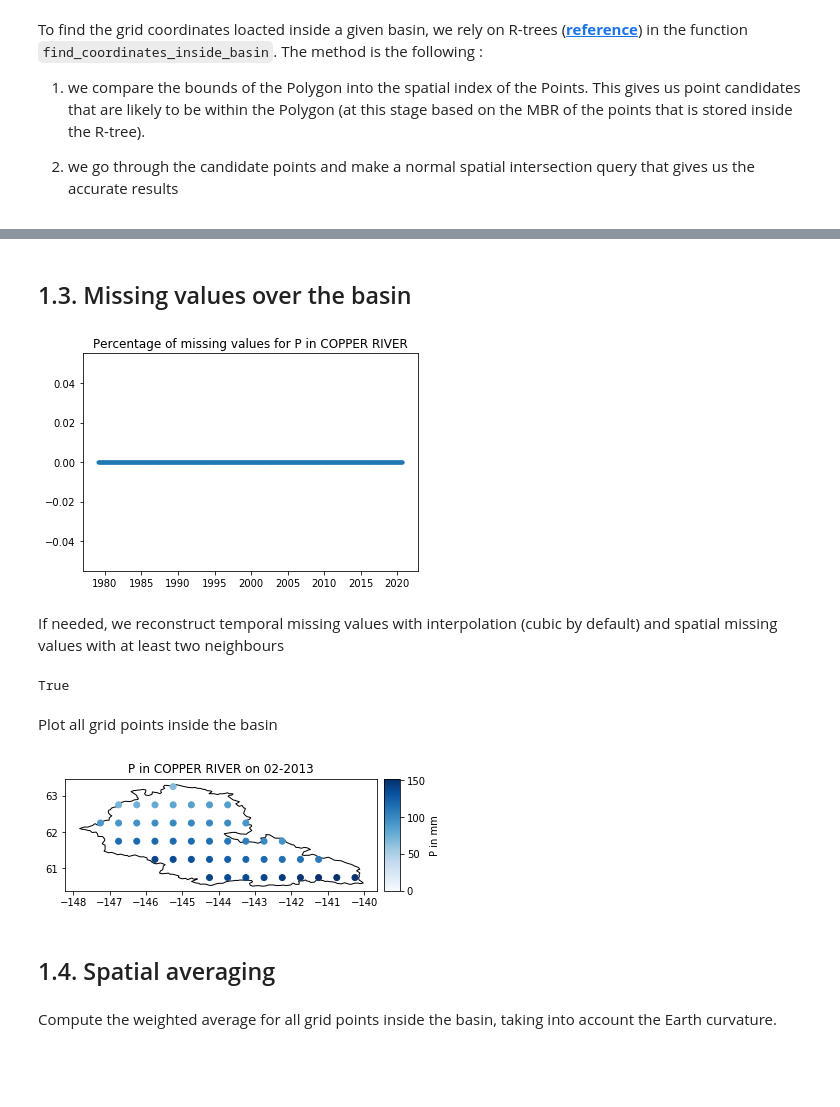
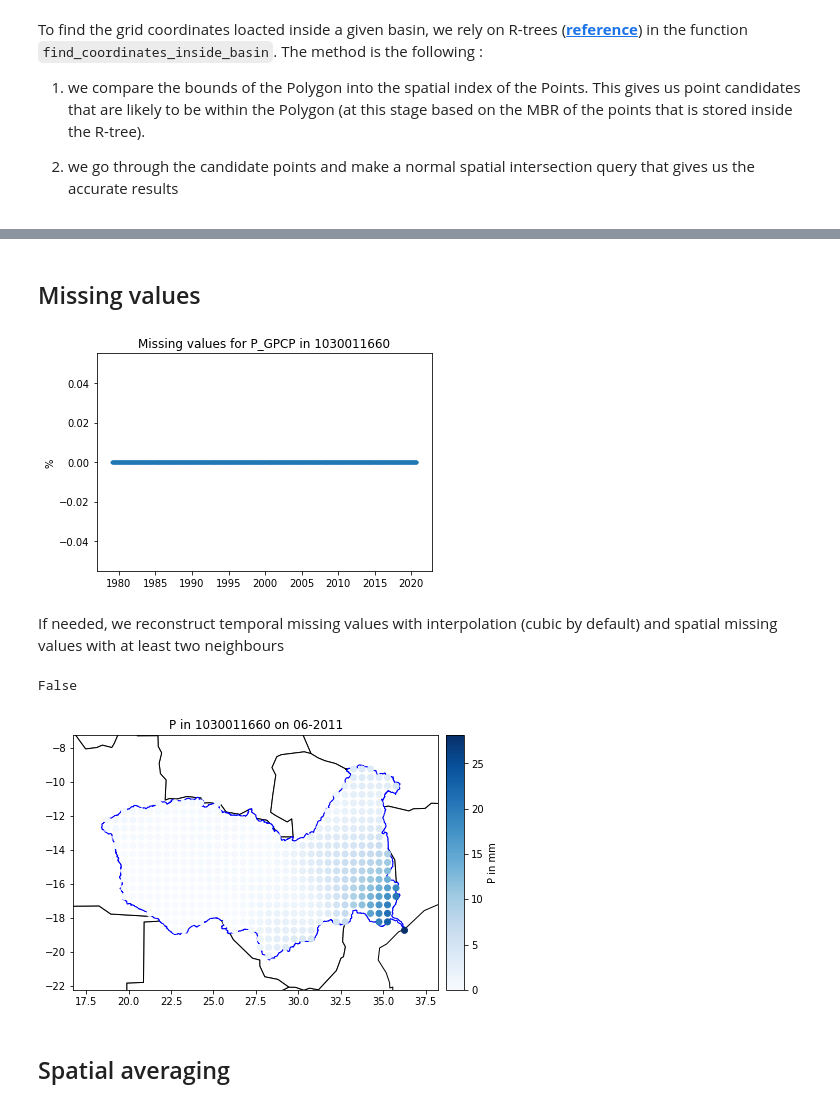
Before and after one commit to lehmannfa/water_storage_changes, a Jupyter notebook: water_budget/Explore datasets.ipynb, the cells around one changed output, grey strips where cells are left out. Saved outputs shown, nothing was run; the diff lists cells and outputs as text; code cells hidden in the pictures; blank space fills up the shorter version.

```diff
--- a/water_budget/Explore datasets.ipynb
+++ b/water_budget/Explore datasets.ipynb
@@ -65,0 +41,3 @@ data='GPCP'
+# %%
+basins=load_basins_data()
+basins
@@ -95,3 +85,0 @@ Load basins data :
-# %%
-basins=load_basins_data(approximate)
-basins
@@ -113,13 +101,12 @@ basins
 # %%
+basin_id=basins.index[np.random.randint(basins.shape[0])]
+
 world = geopandas.read_file(geopandas.datasets.get_path('naturalearth_lowres'))
 
-fig, ax = plt.subplots(figsize=(8,5))
+fig, ax = plt.subplots()
 ax.set_aspect('equal')
 world.plot(ax=ax, color='white', edgecolor='black')
-basins.plot(ax=ax, column='MAIN_CLIMATE', categorical=True,
-             legend=True, cmap=cmap_climate,
-                 legend_kwds={'bbox_to_anchor':(1.25,1.0),'ncol':2,'fontsize':'x-small'})
-ax.set(title='Koppen-Geiger classification')
-fig.tight_layout()
+basins.loc[[basin_id],'geometry'].plot(ax=ax, color='blue',alpha=0.7)
+plt.title(basin_id)
 plt.show()
 # %% [output]
@@ -153,46 +126,55 @@ hydro_basin=hydro_grid.loc[final_selection.index]
+# %%
+my_basin=basins.loc[[basin_id],'geometry']
+final_selection=geopandas.read_file("../datasets/hydroATLAS_basins_grid/{}.shp".format(basin_id))
+final_selection.set_index(pd.MultiIndex.from_frame(final_selection[['x','y']]),inplace=True)
+
+hydro_grid.set_index(pd.MultiIndex.from_frame(hydro_grid[['x','y']]),inplace=True)
+hydro_basin=final_selection.join(hydro_grid.loc[:,['{} {}'.format(hydro_var_name,d.date()) for d in time_hydro]])
+hydro_basin.set_index(np.arange(hydro_basin.shape[0]),inplace=True)
 # %% [markdown]
-## 1.3. Missing values over the basin
+## Missing values
 # %%
 nb_missing_values=hydro_basin.loc[:,['{} {}'.format(hydro_var_name,d.date()) for d in time_hydro]].isna().sum()
 perc_missing_values=100*nb_missing_values/final_selection.shape[0]
 plt.figure()
 plt.plot(time_hydro,perc_missing_values,'.')
-plt.title("Percentage of missing values for {} in {}".format(hydro_var_name,basin_name))
+plt.title("Missing values for {}_{} in {}".format(hydro_var_name,data,basin_id))
+plt.ylabel('%')
 plt.show()
 # %% [output]
-[figure, old version]
+[figure, new version]
 # %% [markdown]
 If needed, we reconstruct temporal missing values with interpolation (cubic by default) and spatial missing values with at least two neighbours
 # %%
 hydro_basin,filling=my_fillna(hydro_basin,hydro_var_name,time_hydro,data,version=version_data[data])
 filling
 # %% [output]
-True
+False
-# %% [markdown]
-Plot all grid points inside the basin
 # %%
-year=2013
-month='02'
+year=2011
+month='06'
 
 norm,cmap=define_cmap(hydro_var_name,hydro_basin,year,month)
 
-fig, ax = plt.subplots()
+fig, ax = plt.subplots(figsize=(7,5))
 divider = make_axes_locatable(ax)
 cax = divider.append_axes("right", size="5%", pad=0.1)
 
-my_basin.plot(ax=ax, color='white', edgecolor='black')
+world.plot(ax=ax, color='white', edgecolor='black')
+#my_basin.plot(ax=ax, color='white', edgecolor='black')
+my_basin.plot(ax=ax, color='white',edgecolor='blue')
 hydro_basin.plot(ax=ax,column='{} {}-{}-15'.format(hydro_var_name,year,month),
              legend=True,legend_kwds={'label': "{} in mm".format(hydro_var_name)},cax=cax,
                  missing_kwds={"color": "red",},
             cmap=cmap,norm=norm)
-ax.set_title('{} in {} on {}-{}'.format(hydro_var_name,basin_name,month,year))
+ax.set_xlim([hydro_basin.x.min()-2,hydro_basin.x.max()+2])
+ax.set_ylim([hydro_basin.y.min()-2,hydro_basin.y.max()+2])
+ax.set_title('{} in {} on {}-{}'.format(hydro_var_name,basin_id,month,year))
 plt.show()
 # %% [output]
-[figure, old version]
+[figure, new version]
 # %% [markdown]
-## 1.4. Spatial averaging
+## Spatial averaging
-# %% [markdown]
-Compute the weighted average for all grid points inside the basin, taking into account the Earth curvature.
 # %%
 hydro_mean_basin, hydro_mean_basin_filter=hydrological_variables_basin_filtered(hydro_basin,hydro_var_name,
                                                                 time_hydro,data,version=version_data[data])
```
Also changed, not shown: parts of 77 cells of this notebook, 6 other files.
